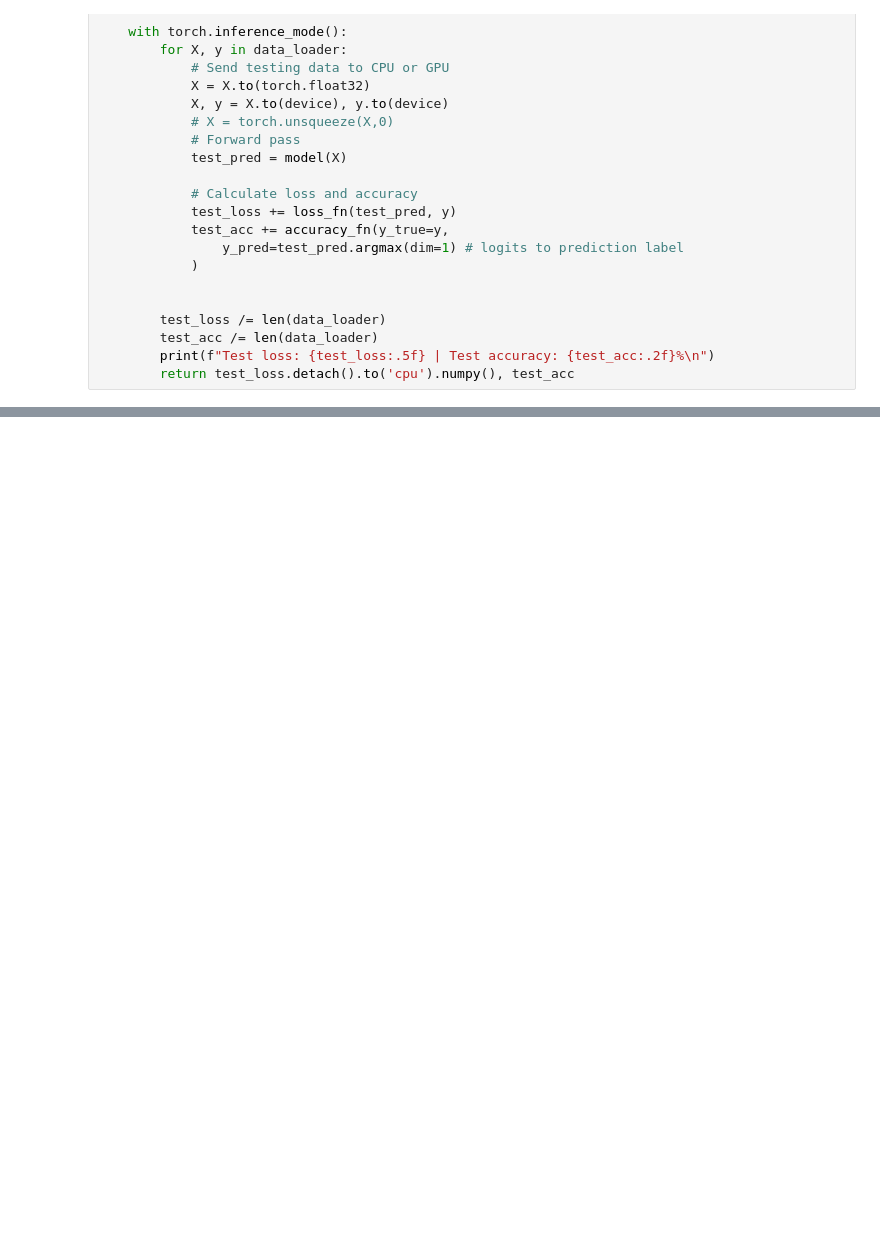
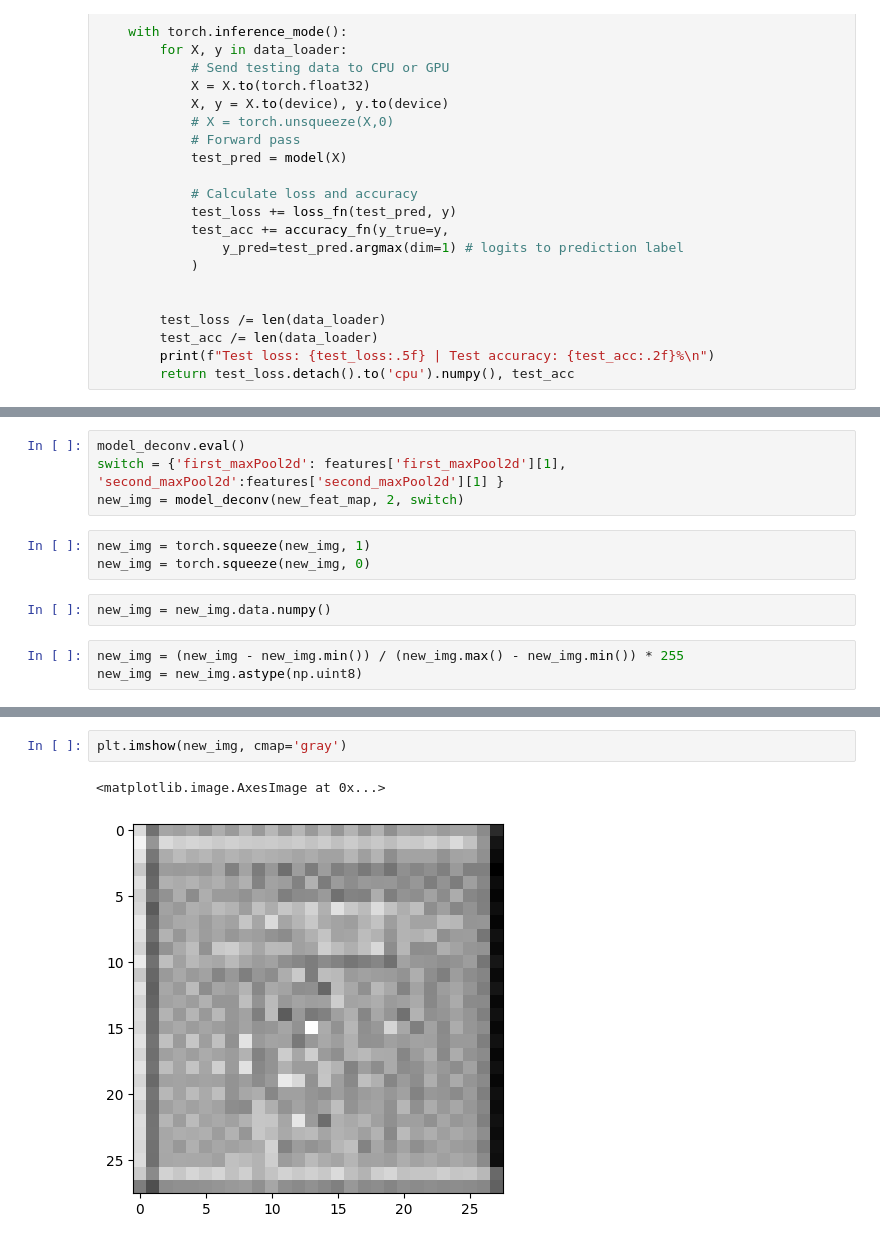
Before and after one commit to Darth-Kronos/Visualizing-CNN, a Jupyter notebook: main.ipynb, the cells around one changed output, grey strips where cells are left out. Saved outputs shown, nothing was run; the diff lists cells and outputs as text; blank space fills up the shorter version.

```diff
--- a/main.ipynb
+++ b/main.ipynb
@@ -267,0 +256,12 @@ torch.Size([16, 6, 28, 28])
+# %%
+model_deconv.eval()
+switch = {'first_maxPool2d': features['first_maxPool2d'][1], 'second_maxPool2d':features['second_maxPool2d'][1] }
+new_img = model_deconv(new_feat_map, 2, switch)
+# %%
+new_img = torch.squeeze(new_img, 1)
+new_img = torch.squeeze(new_img, 0)
+# %%
+new_img = new_img.data.numpy()
+# %%
+new_img = (new_img - new_img.min()) / (new_img.max() - new_img.min()) * 255
+new_img = new_img.astype(np.uint8)
@@ -267,0 +288,5 @@ torch.Size([16, 6, 28, 28])
+# %%
+plt.imshow(new_img, cmap='gray')
+# %% [output]
+<matplotlib.image.AxesImage at 0x...>
+[figure, added]
```
Also changed, not shown: parts of 25 cells of this notebook.
